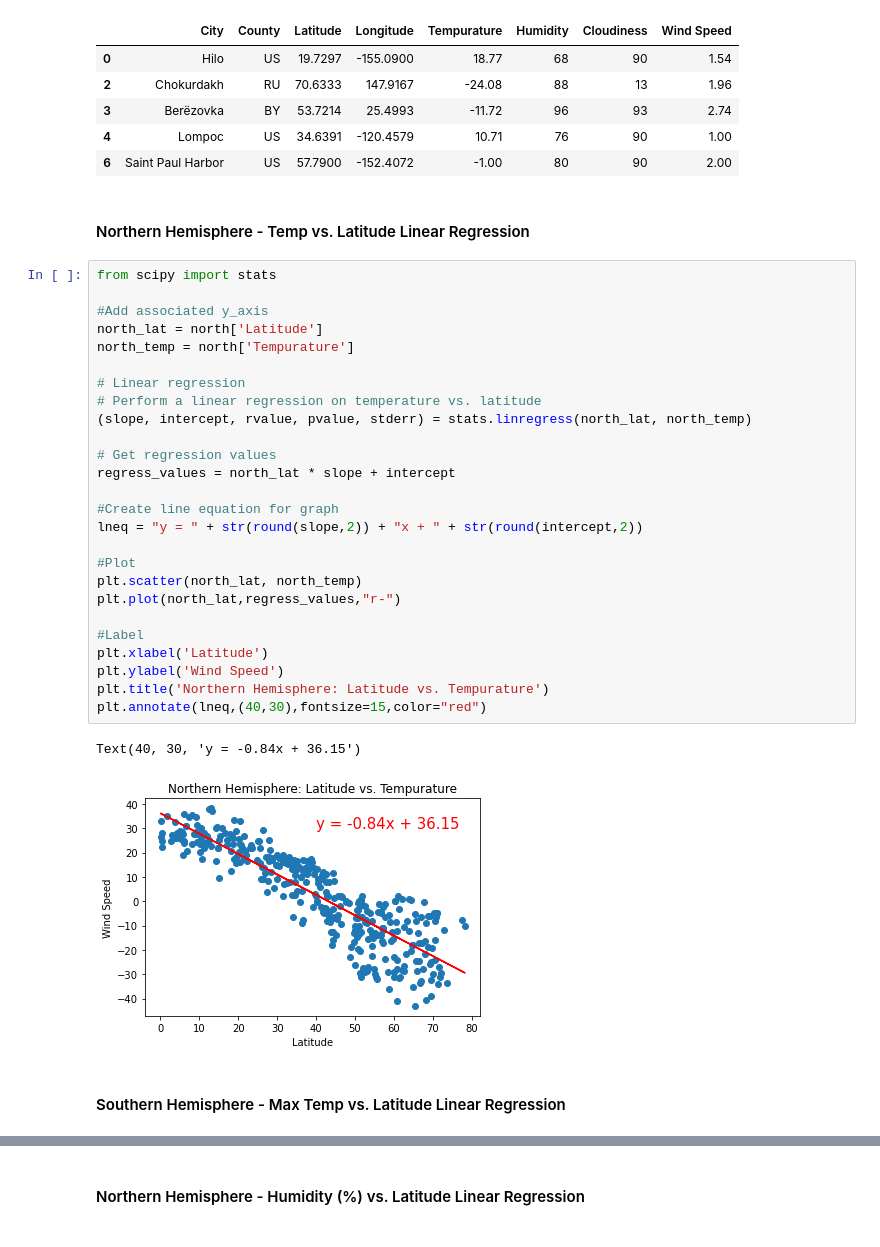
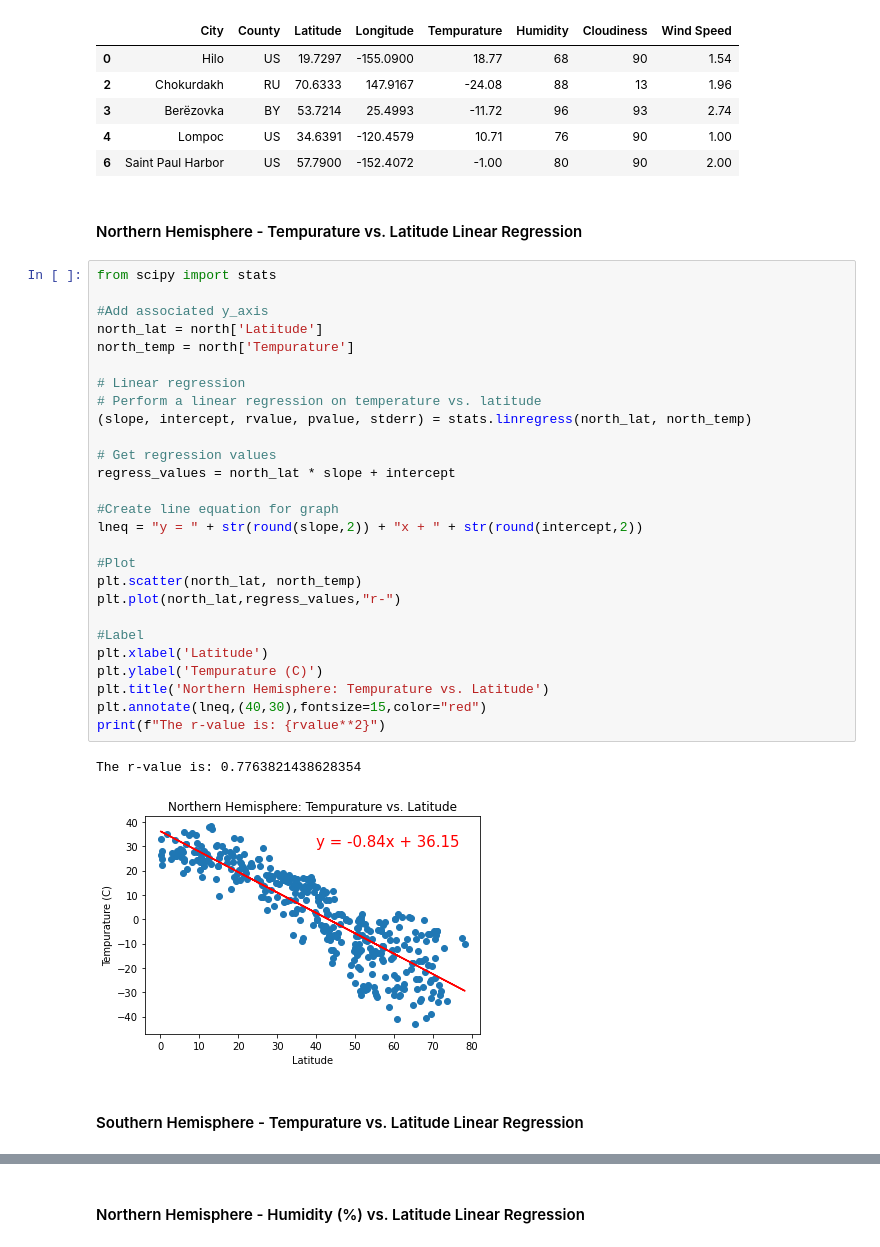
Before and after one commit to kflores56/API-Weather-Analysis, a Jupyter notebook: WeatherPy/WeatherPy.ipynb, the cells around one changed output, grey strips where cells are left out. Drawn from its saved outputs; the diff is of its cells as text.

Commit message:
addition of second round of linear regressions

```diff
--- a/WeatherPy/WeatherPy.ipynb
+++ b/WeatherPy/WeatherPy.ipynb
@@ -321,35 +321,36 @@ south = weather_data.loc[weather_data['Latitude'] < 0]
 | 4 | Lompoc | US | 34.6391 | -120.4579 | 10.71 | 76 | 90 | 1.00 |
 | 6 | Saint Paul Harbor | US | 57.7900 | -152.4072 | -1.00 | 80 | 90 | 2.00 |
 # %% [markdown]
-####  Northern Hemisphere - Temp vs. Latitude Linear Regression
+####  Northern Hemisphere - Tempurature vs. Latitude Linear Regression
 # %%
 from scipy import stats
 
 #Add associated y_axis
 north_lat = north['Latitude']
 north_temp = north['Tempurature']
 
 # Linear regression
 # Perform a linear regression on temperature vs. latitude
 (slope, intercept, rvalue, pvalue, stderr) = stats.linregress(north_lat, north_temp)
 
 # Get regression values
 regress_values = north_lat * slope + intercept
 
 #Create line equation for graph
 lneq = "y = " + str(round(slope,2)) + "x + " + str(round(intercept,2))
 
 #Plot
 plt.scatter(north_lat, north_temp)
 plt.plot(north_lat,regress_values,"r-")
 
 #Label
 plt.xlabel('Latitude')
-plt.ylabel('Wind Speed')
-plt.title('Northern Hemisphere: Latitude vs. Tempurature')
+plt.ylabel('Tempurature (C)')
+plt.title('Northern Hemisphere: Tempurature vs. Latitude')
 plt.annotate(lneq,(40,30),fontsize=15,color="red")
+print(f"The r-value is: {rvalue**2}")
 # %% [output]
-Text(40, 30, 'y = -0.84x + 36.15')
+The r-value is: 0.7763821438628354
-[figure, old version]
+[figure, new version]
 # %% [markdown]
-####  Southern Hemisphere - Max Temp vs. Latitude Linear Regression
+####  Southern Hemisphere - Tempurature vs. Latitude Linear Regression
```
Also changed, not shown: parts of 6 cells of this notebook.
